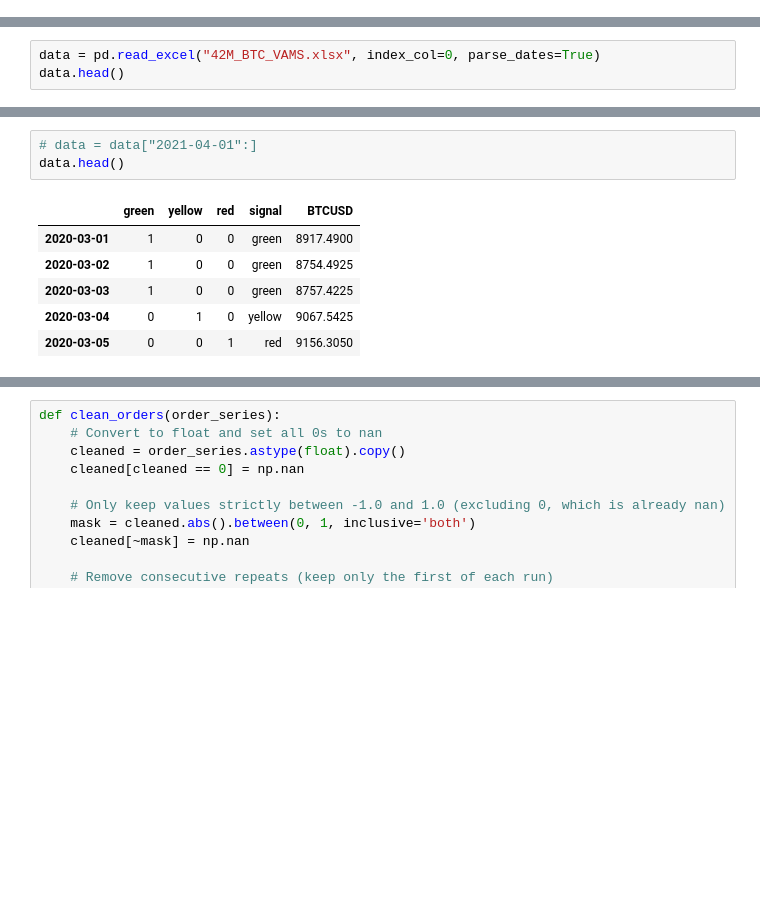
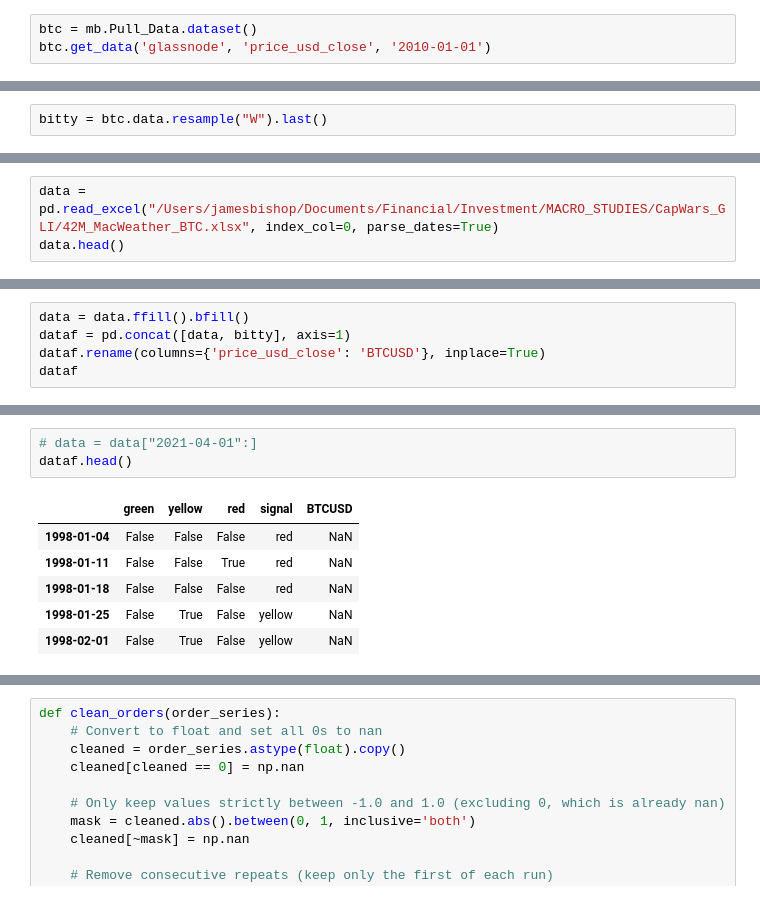
Before and after one commit to HelloThereMatey/vbt_tax, a Jupyter notebook: vbt_bitty_42Macro.ipynb, the cells around one changed output, grey strips where cells are left out. Cells and saved outputs as stored; diff of their text form; blank space fills up the shorter version.

```diff
--- a/vbt_bitty_42Macro.ipynb
+++ b/vbt_bitty_42Macro.ipynb
@@ -3,0 +11,3 @@ import numpy as np
+# %%
+btc = mb.Pull_Data.dataset()
+btc.get_data('glassnode', 'price_usd_close', '2010-01-01')
@@ -3,0 +23,2 @@ import numpy as np
+# %%
+bitty = btc.data.resample("W").last()
@@ -4,4 +44,4 @@ import numpy as np
 # %%
-data = pd.read_excel("42M_BTC_VAMS.xlsx", index_col=0, parse_dates=True)
+data = pd.read_excel("/Users/jamesbishop/Documents/Financial/Investment/MACRO_STUDIES/CapWars_GLI/42M_MacWeather_BTC.xlsx", index_col=0, parse_dates=True)
 data.head()
 # %% [output]
@@ -19,0 +54,5 @@ np.int64(201)
+# %%
+data = data.ffill().bfill()
+dataf = pd.concat([data, bitty], axis=1)
+dataf.rename(columns={'price_usd_close': 'BTCUSD'}, inplace=True)
+dataf
@@ -20,13 +93,13 @@ np.int64(201)
 # %%
 # data = data["2021-04-01":]
-data.head()
+dataf.head()
 # %% [output]
 |  | green | yellow | red | signal | BTCUSD |
-| 2020-03-01 | 1 | 0 | 0 | green | 8917.4900 |
-| 2020-03-02 | 1 | 0 | 0 | green | 8754.4925 |
-| 2020-03-03 | 1 | 0 | 0 | green | 8757.4225 |
-| 2020-03-04 | 0 | 1 | 0 | yellow | 9067.5425 |
-| 2020-03-05 | 0 | 0 | 1 | red | 9156.3050 |
+| 1998-01-04 | False | False | False | red | NaN |
+| 1998-01-11 | False | False | True | red | NaN |
+| 1998-01-18 | False | False | False | red | NaN |
+| 1998-01-25 | False | True | False | yellow | NaN |
+| 1998-02-01 | False | True | False | yellow | NaN |
 # %%
 import vectorbt as vbt
 import numpy as np
```
Also changed, not shown: parts of 22 cells of this notebook, 2 other files.
